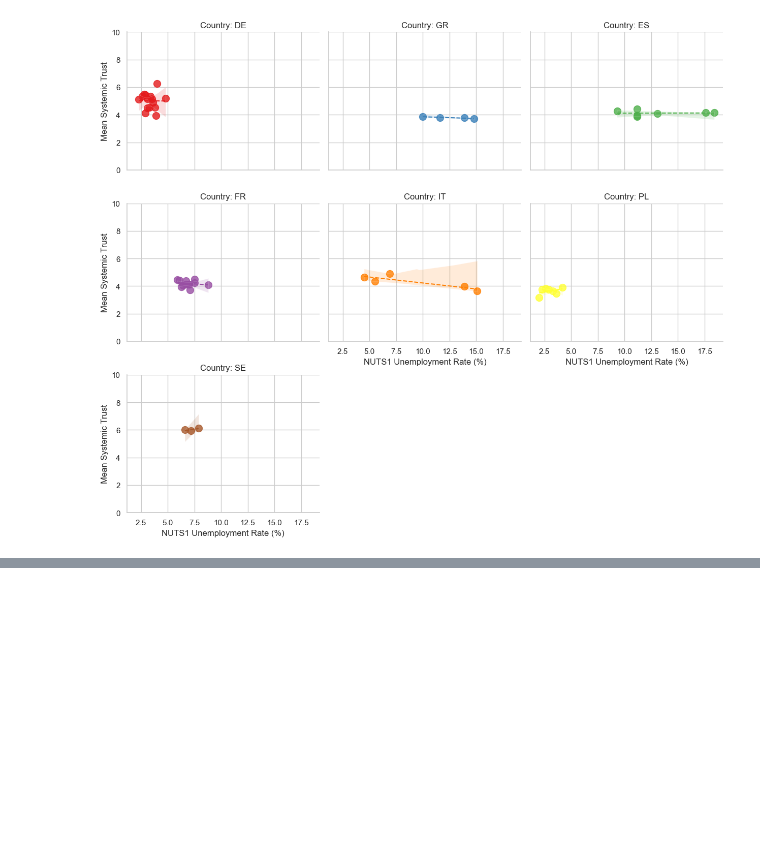
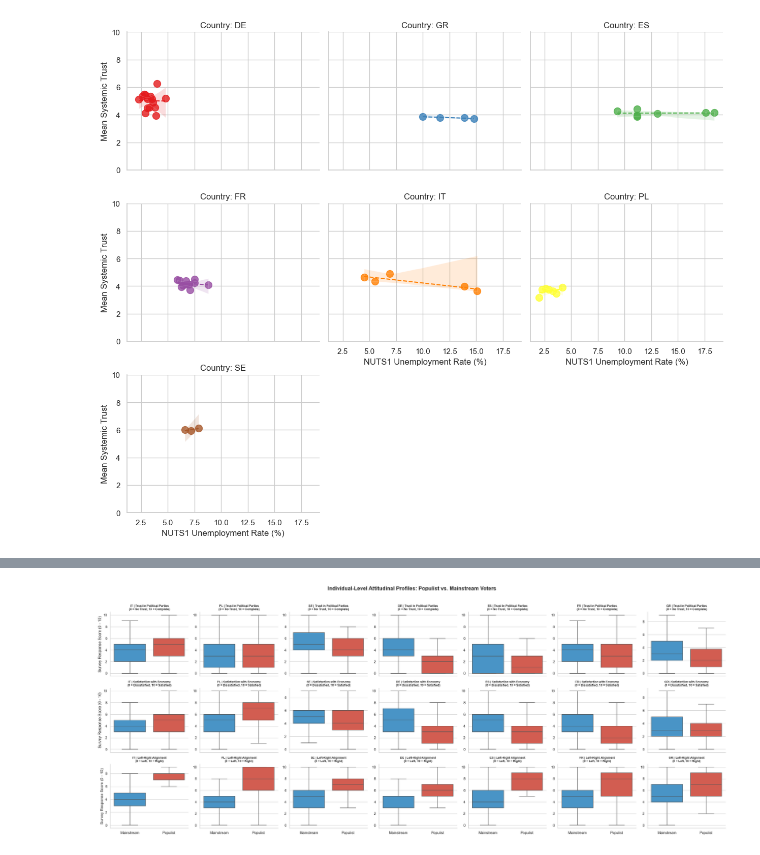
Before and after one commit to ksandrolini/resilience_gap_project, a Jupyter notebook: wrangling/data_wrangling.ipynb, the cells around one changed output, grey strips where cells are left out. Cells and saved outputs as stored; diff of their text form; code cells hidden in the pictures; blank space fills up the shorter version.

```diff
--- a/wrangling/data_wrangling.ipynb
+++ b/wrangling/data_wrangling.ipynb
@@ -424,0 +646,73 @@ plt.tight_layout()
+# %%
+# Set professional theme parameters
+sns.set_theme(style="whitegrid")
+
+# 1. Select the attitudinal features we want to profile
+attitudinal_vars = ["trst_pol_parties", "sat_economy", "left_right_alignment"]
+
+# Filter out rows where our target or features are missing
+df_clean = ess_survey.dropna(subset=["rw_populist_vote"] + attitudinal_vars).copy()
+
+# Ensure target is treated as a clean categorical string for plotting
+df_clean["Voter Type"] = df_clean["rw_populist_vote"].map(
+    {1: "Populist", 0: "Mainstream"}
+)
+
+# 2. Melt data to long format for Tidyverse-style faceting
+df_attitudes_long = pd.melt(
+    df_clean,
+    id_vars=["respondent_id", "country_code", "Voter Type"],
+    value_vars=attitudinal_vars,
+    var_name="Attitude_Metric",
+    value_name="Score",
+)
+
+# Make the metric names beautiful for the plot row headers
+metric_labels = {
+    "trst_pol_parties": "Trust in Political Parties\n(0 = No Trust, 10 = Complete)",
+    "sat_economy": "Satisfaction with Economy\n(0 = Dissatisfied, 10 = Satisfied)",
+    "left_right_alignment": "Left-Right Alignment\n(0 = Left, 10 = Right)",
+}
+df_attitudes_long["Attitude_Metric"] = df_attitudes_long["Attitude_Metric"].map(
+    metric_labels
+)
+
+# 3. Render the FacetGrid Matrix
+# Row = The psychological metric, Col = The country
+g = sns.FacetGrid(
+    df_attitudes_long,
+    row="Attitude_Metric",
+    col="country_code",
+    hue="Voter Type",
+    palette={"Mainstream": "#3498db", "Populist": "#e74c3c"},  # Clean Blue vs. Populist Red
+    height=3.5,
+    aspect=1.1,
+    sharey=False,  # While all are 0-10, letting y-limits breathe handles padding cleanly
+)
+
+# Map the boxplots to the grid
+g.map(
+    sns.boxplot,
+    "Voter Type",
+    "Score",
+    order=["Mainstream", "Populist"],
+    showfliers=False,  # Hides extreme outliers to focus on the median/IQR boxes
+    linewidth=1.2,
+)
+
+# 4. Styling & Layout Polish
+g.set_titles(template="{col_name} | {row_name}", weight="bold", size=9)
+g.set_axis_labels("", "Survey Response Score (0 - 10)")
+
+# Adjust headers to prevent overlapping text
+plt.suptitle(
+    "Individual-Level Attitudinal Profiles: Populist vs. Mainstream Voters",
+    fontsize=16,
+    weight="bold",
+    y=1.02,
+)
+
+plt.tight_layout()
+plt.show()
+# %% [output]
+[figure, added]
```
Also changed, not shown: parts of 14 cells of this notebook, 2 other files.
